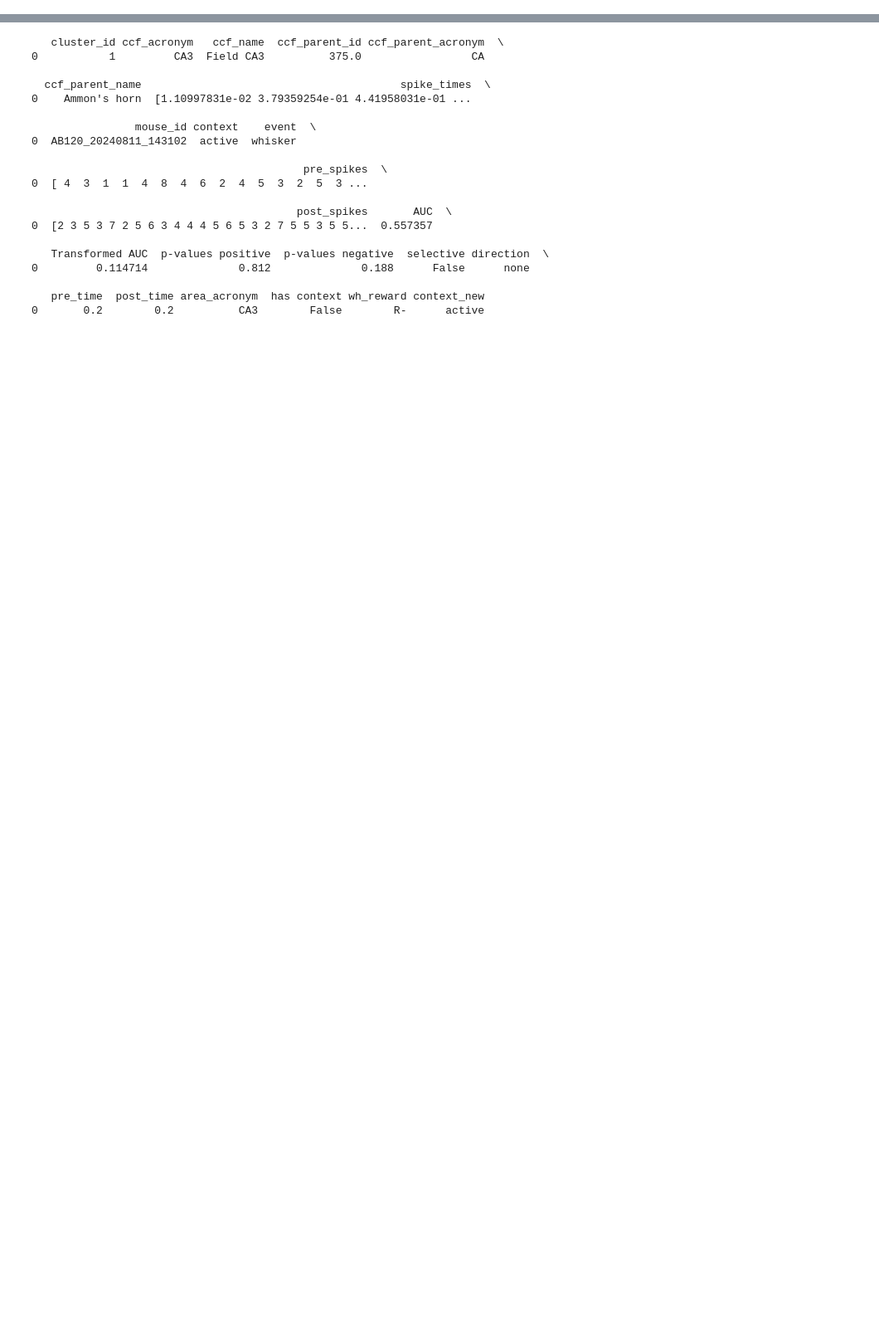
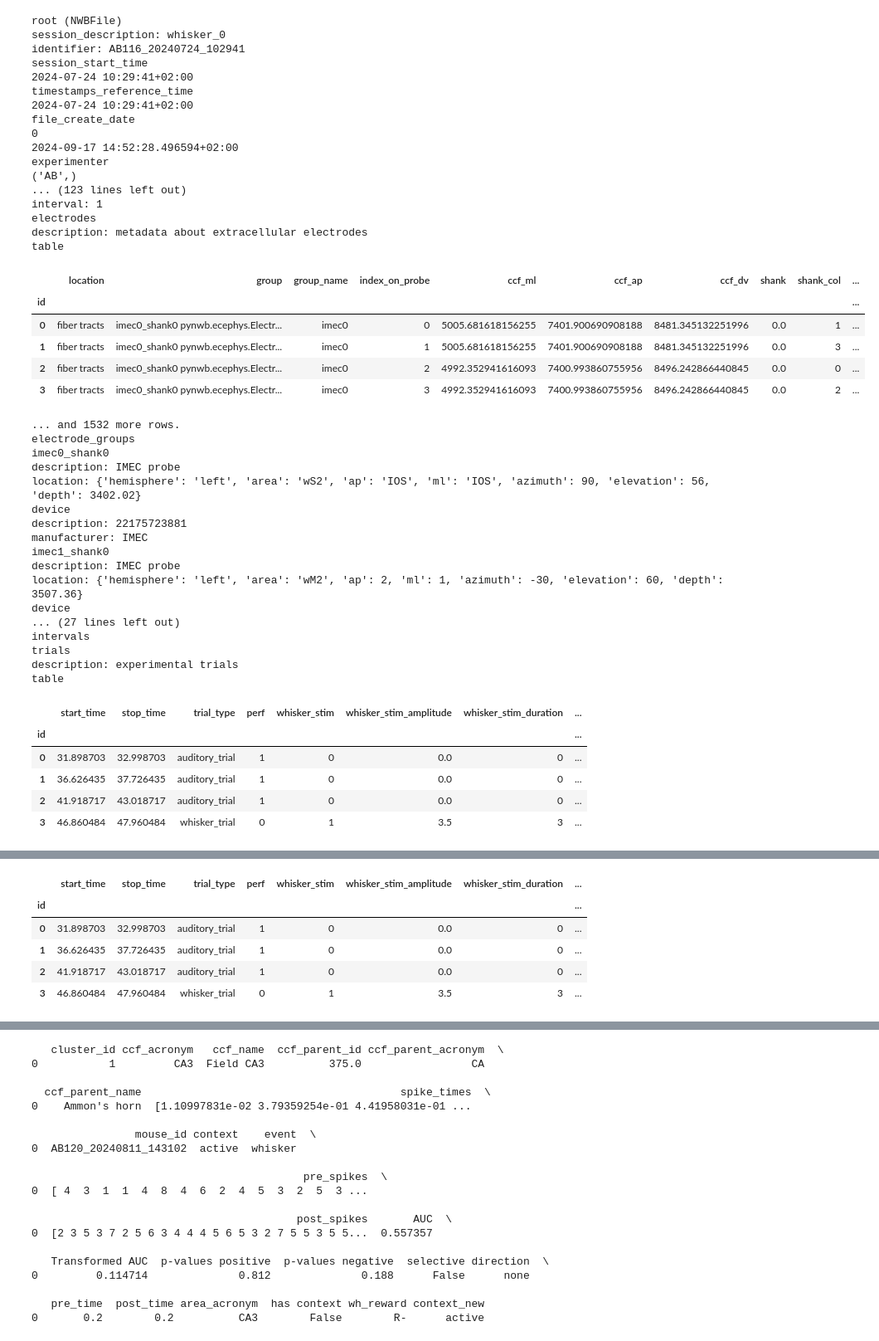
Before and after one commit to shrinidhivelan/Selectivity-Semester-project, a Jupyter notebook: Notebooks/1_Selectivity_dataframe.ipynb, the cells around one changed output, grey strips where cells are left out. Shown at 83% size. Drawn from its saved outputs; the diff is of its cells as text; code cells hidden in the pictures; blank space fills up the shorter version.

```diff
--- a/Notebooks/1_Selectivity_dataframe.ipynb
+++ b/Notebooks/1_Selectivity_dataframe.ipynb
@@ -45,0 +63,49 @@ pd.set_option('display.max_rows', 10)  # Show all columns
+# %%
+nwbfile
+# %% [output]
+root (NWBFile)
+session_description: whisker_0
+identifier: AB116_20240724_102941
+session_start_time
+2024-07-24 10:29:41+02:00
+timestamps_reference_time
+2024-07-24 10:29:41+02:00
+file_create_date
+0
+2024-09-17 14:52:28.496594+02:00
+experimenter
+('AB',)
+... (123 lines left out)
+interval: 1
+electrodes
+description: metadata about extracellular electrodes
+table
+|  | location | group | group_name | index_on_probe | ccf_ml | ccf_ap | ccf_dv | shank | shank_col | ... |
+| id |  |  |  |  |  |  |  |  |  | ... |
+| 0 | fiber tracts | imec0_shank0 pynwb.ecephys.Electr... | imec0 | 0 | 5005.681618156255 | 7401.900690908188 | 8481.345132251996 | 0.0 | 1 | ... |
+| 1 | fiber tracts | imec0_shank0 pynwb.ecephys.Electr... | imec0 | 1 | 5005.681618156255 | 7401.900690908188 | 8481.345132251996 | 0.0 | 3 | ... |
+| 2 | fiber tracts | imec0_shank0 pynwb.ecephys.Electr... | imec0 | 2 | 4992.352941616093 | 7400.993860755956 | 8496.242866440845 | 0.0 | 0 | ... |
+| 3 | fiber tracts | imec0_shank0 pynwb.ecephys.Electr... | imec0 | 3 | 4992.352941616093 | 7400.993860755956 | 8496.242866440845 | 0.0 | 2 | ... |
+... and 1532 more rows.
+electrode_groups
+imec0_shank0
+description: IMEC probe
+location: {'hemisphere': 'left', 'area': 'wS2', 'ap': 'IOS', 'ml': 'IOS', 'azimuth': 90, 'elevation': 56, 'depth': 3402.02}
+device
+description: 22175723881
+manufacturer: IMEC
+imec1_shank0
+description: IMEC probe
+location: {'hemisphere': 'left', 'area': 'wM2', 'ap': 2, 'ml': 1, 'azimuth': -30, 'elevation': 60, 'depth': 3507.36}
+device
+... (27 lines left out)
+intervals
+trials
+description: experimental trials
+table
+|  | start_time | stop_time | trial_type | perf | whisker_stim | whisker_stim_amplitude | whisker_stim_duration | ... |
+| id |  |  |  |  |  |  |  | ... |
+| 0 | 31.898703 | 32.998703 | auditory_trial | 1 | 0 | 0.0 | 0 | ... |
+| 1 | 36.626435 | 37.726435 | auditory_trial | 1 | 0 | 0.0 | 0 | ... |
+| 2 | 41.918717 | 43.018717 | auditory_trial | 1 | 0 | 0.0 | 0 | ... |
+| 3 | 46.860484 | 47.960484 | whisker_trial | 0 | 1 | 3.5 | 3 | ... |
@@ -45,0 +128,6 @@ pd.set_option('display.max_rows', 10)  # Show all columns
+|  | start_time | stop_time | trial_type | perf | whisker_stim | whisker_stim_amplitude | whisker_stim_duration | ... |
+| id |  |  |  |  |  |  |  | ... |
+| 0 | 31.898703 | 32.998703 | auditory_trial | 1 | 0 | 0.0 | 0 | ... |
+| 1 | 36.626435 | 37.726435 | auditory_trial | 1 | 0 | 0.0 | 0 | ... |
+| 2 | 41.918717 | 43.018717 | auditory_trial | 1 | 0 | 0.0 | 0 | ... |
+| 3 | 46.860484 | 47.960484 | whisker_trial | 0 | 1 | 3.5 | 3 | ... |
```
Also changed, not shown: parts of 4 cells of this notebook, 9 other files.
